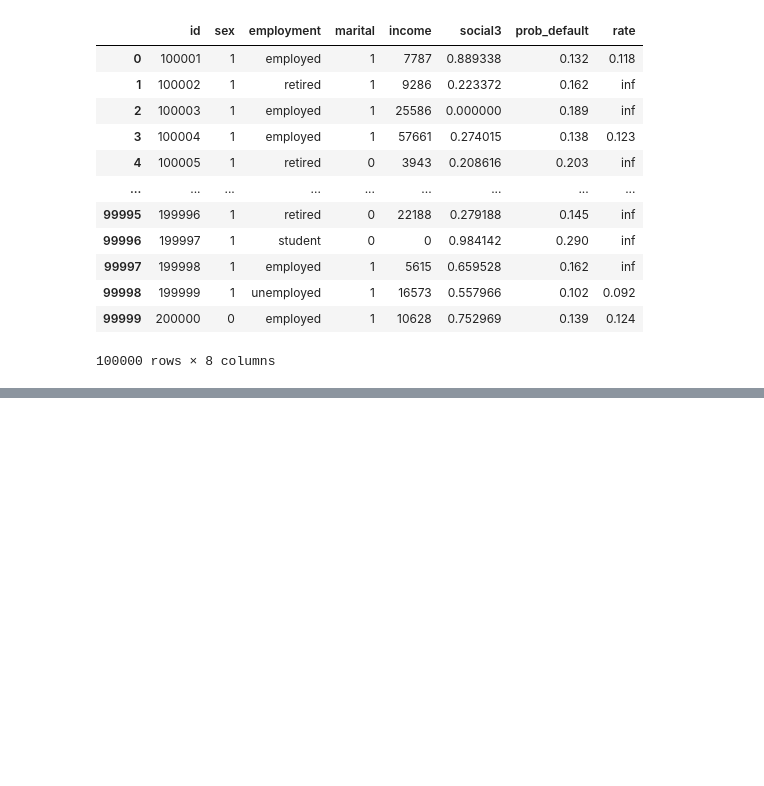
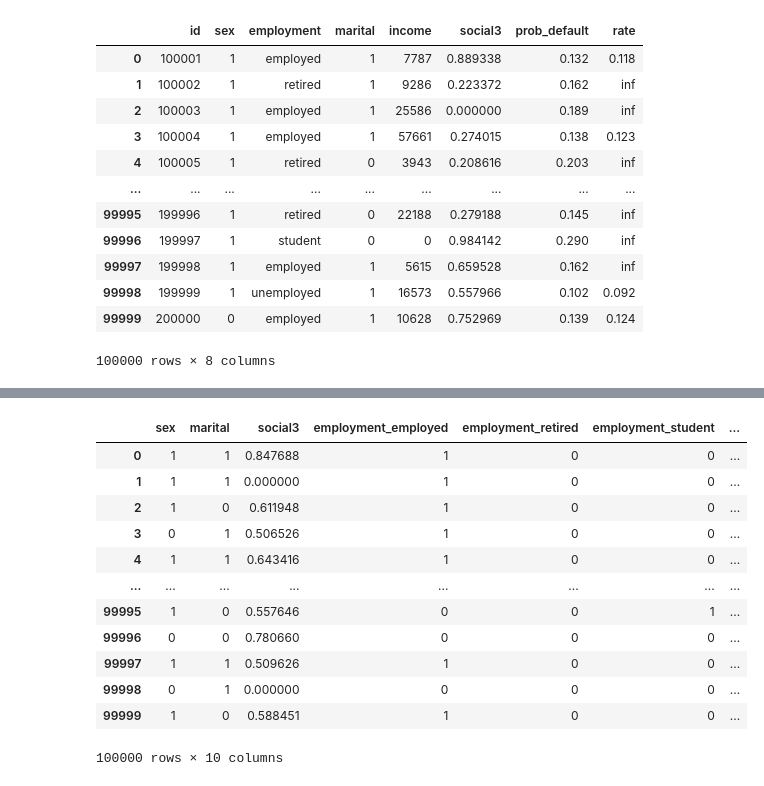
Before and after one commit to r-jaylet/advanced_fin, a Jupyter notebook: Fin.ipynb, the cells around one changed output, grey strips where cells are left out. Cells and saved outputs as stored; diff of their text form; code cells hidden in the pictures; blank space fills up the shorter version.

```diff
--- a/Fin.ipynb
+++ b/Fin.ipynb
@@ -293,0 +427,6 @@ upload.to_csv('pred_Stage1_Lender3.csv',index=False)
+# %%
+df_stage2 = pd.read_csv('LoanApplications_Stage2_Lender3.csv')
+data2 = df_stage2.drop(['id'], axis=1)
+data2 = pd.get_dummies(data2)
+data2['log_income'] = np.log(data2['income']+1)
+data2 = data2.loc[:, data2.columns != 'income']
@@ -293,0 +447,16 @@ upload.to_csv('pred_Stage1_Lender3.csv',index=False)
+# %%
+data2
+# %% [output]
+|  | sex | marital | social3 | employment_employed | employment_retired | employment_student | ... |
+| 0 | 1 | 1 | 0.847688 | 1 | 0 | 0 | ... |
+| 1 | 1 | 1 | 0.000000 | 1 | 0 | 0 | ... |
+| 2 | 1 | 0 | 0.611948 | 1 | 0 | 0 | ... |
+| 3 | 0 | 1 | 0.506526 | 1 | 0 | 0 | ... |
+| 4 | 1 | 1 | 0.643416 | 1 | 0 | 0 | ... |
+| ... | ... | ... | ... | ... | ... | ... | ... |
+| 99995 | 1 | 0 | 0.557646 | 0 | 0 | 1 | ... |
+| 99996 | 0 | 0 | 0.780660 | 0 | 0 | 0 | ... |
+| 99997 | 1 | 1 | 0.509626 | 1 | 0 | 0 | ... |
+| 99998 | 0 | 1 | 0.000000 | 0 | 0 | 0 | ... |
+| 99999 | 1 | 0 | 0.588451 | 1 | 0 | 0 | ... |
+100000 rows × 10 columns
```
Also changed, not shown: parts of 33 cells of this notebook, 5 other files.
